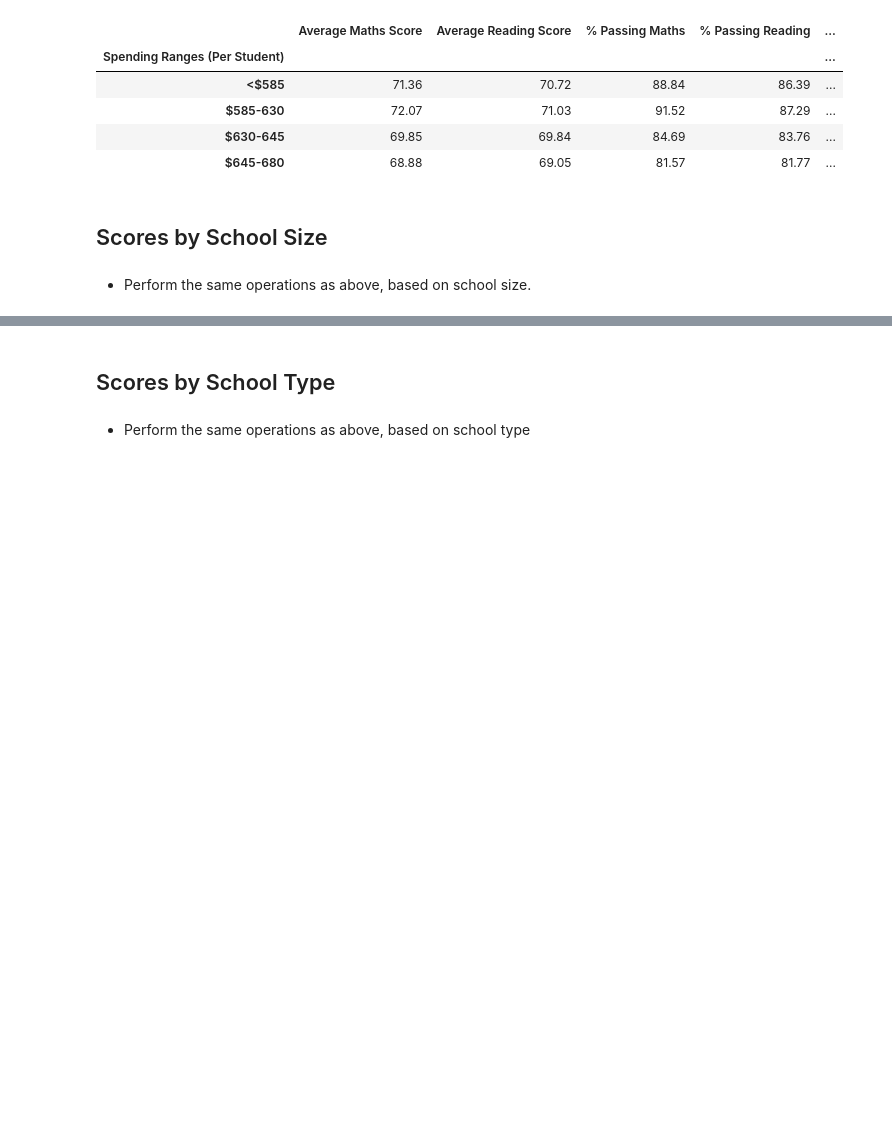
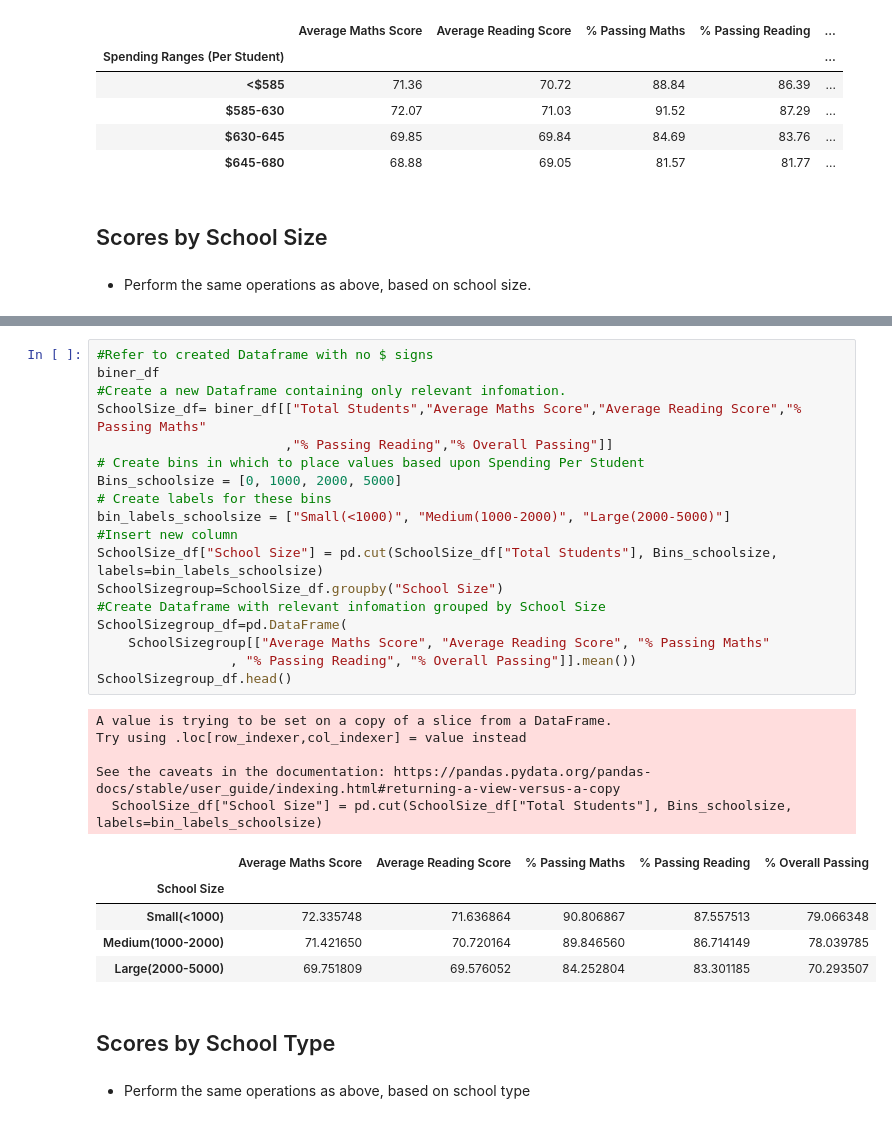
Before and after one commit to ACMayer/Pandas-Challenge, a Jupyter notebook: PyCitySchools/PyCitySchools_starter.ipynb, the cells around one changed output, grey strips where cells are left out. Drawn from its saved outputs; the diff is of its cells as text; blank space fills up the shorter version.

```diff
--- a/PyCitySchools/PyCitySchools_starter.ipynb
+++ b/PyCitySchools/PyCitySchools_starter.ipynb
@@ -345,3 +376,32 @@ yearlyreading_df
+# %%
+#Refer to created Dataframe with no $ signs
+biner_df
+#Create a new Dataframe containing only relevant infomation.
+SchoolSize_df= biner_df[["Total Students","Average Maths Score","Average Reading Score","% Passing Maths"
+                        ,"% Passing Reading","% Overall Passing"]]
+# Create bins in which to place values based upon Spending Per Student
+Bins_schoolsize = [0, 1000, 2000, 5000]
+# Create labels for these bins
+bin_labels_schoolsize = ["Small(<1000)", "Medium(1000-2000)", "Large(2000-5000)"]
+#Insert new column
+SchoolSize_df["School Size"] = pd.cut(SchoolSize_df["Total Students"], Bins_schoolsize, labels=bin_labels_schoolsize)
+SchoolSizegroup=SchoolSize_df.groupby("School Size")
+#Create Dataframe with relevant infomation grouped by School Size
+SchoolSizegroup_df=pd.DataFrame(
+    SchoolSizegroup[["Average Maths Score", "Average Reading Score", "% Passing Maths"
+                 , "% Passing Reading", "% Overall Passing"]].mean())
+SchoolSizegroup_df.head()
+# %% [output]
+A value is trying to be set on a copy of a slice from a DataFrame.
+Try using .loc[row_indexer,col_indexer] = value instead
+
+See the caveats in the documentation: https://pandas.pydata.org/pandas-docs/stable/user_guide/indexing.html#returning-a-view-versus-a-copy
+  SchoolSize_df["School Size"] = pd.cut(SchoolSize_df["Total Students"], Bins_schoolsize, labels=bin_labels_schoolsize)
+|  | Average Maths Score | Average Reading Score | % Passing Maths | % Passing Reading | % Overall Passing |
+| School Size |  |  |  |  |  |
+| Small(<1000) | 72.335748 | 71.636864 | 90.806867 | 87.557513 | 79.066348 |
+| Medium(1000-2000) | 71.421650 | 70.720164 | 89.846560 | 86.714149 | 78.039785 |
+| Large(2000-5000) | 69.751809 | 69.576052 | 84.252804 | 83.301185 | 70.293507 |
 # %% [markdown]
 ## Scores by School Type
 # %% [markdown]
```
Also changed, not shown: parts of 5 cells of this notebook.
